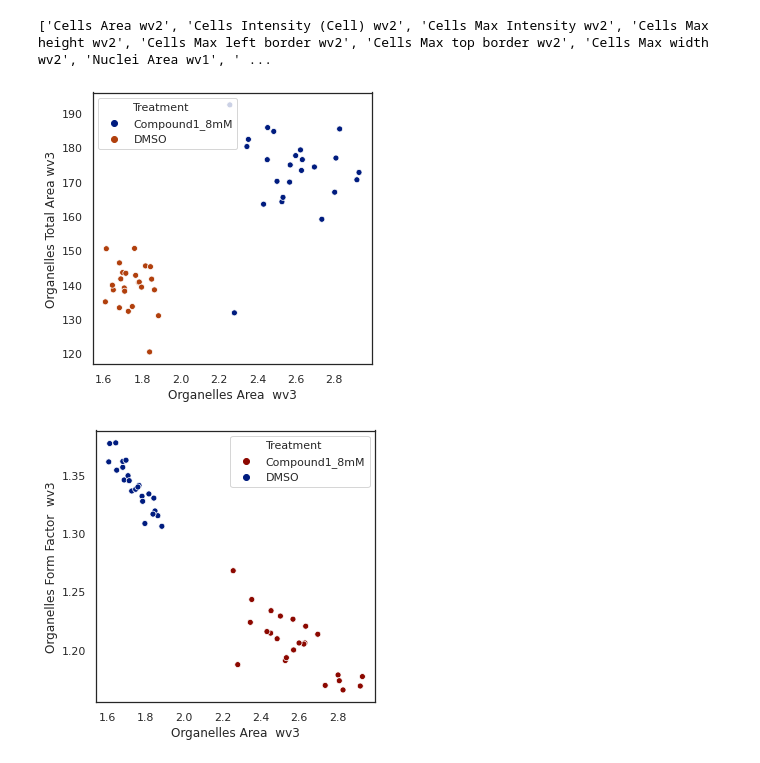
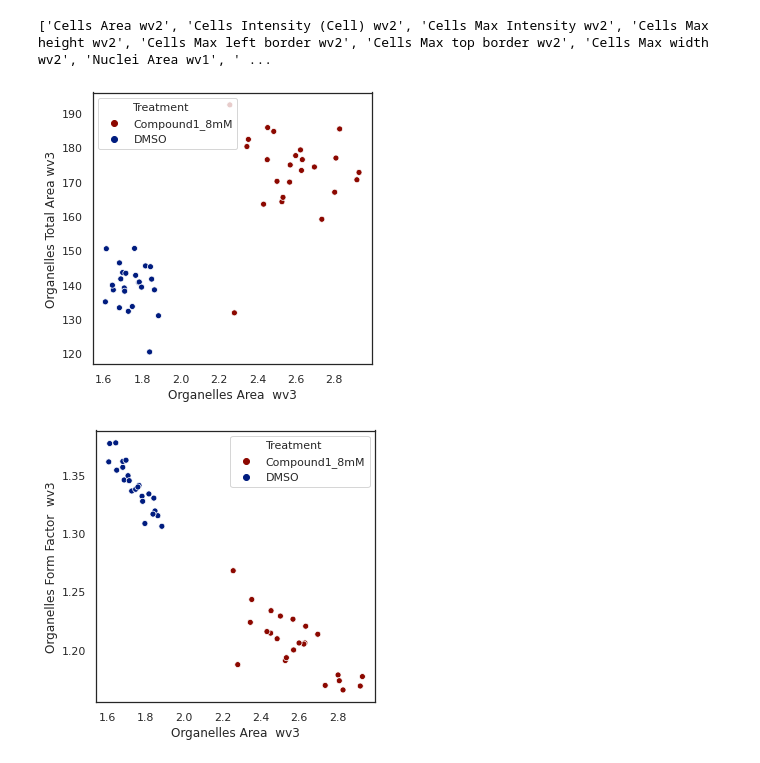
Before and after one commit to disc04/simplydrug, a Jupyter notebook: hts_notebooks/04b_imaging_assay_development.ipynb, the cells around one changed output. Saved outputs shown, nothing was run; the diff lists cells and outputs as text; code cells hidden in the pictures.

```diff
--- a/hts_notebooks/04b_imaging_assay_development.ipynb
+++ b/hts_notebooks/04b_imaging_assay_development.ipynb
@@ -428,13 +428,12 @@ print(list(selected_data))
 # %% [output]
 ['Cells Area wv2', 'Cells Intensity (Cell) wv2', 'Cells Max Intensity wv2', 'Cells Max height wv2', 'Cells Max left border wv2', 'Cells Max top border wv2', 'Cells Max width wv2', 'Nuclei Area wv1', ' ...
 # %%
-import matplotlib.pyplot as plt
 fig = plt.figure(figsize = (5,5))
-ax = sns.scatterplot(x = 'Organelles Area  wv3', y = 'Organelles Total Area wv3',  hue = 'Treatment', data = selected_data)#, palette = ['r', 'b'])
+ax = sns.scatterplot(x = 'Organelles Area  wv3', y = 'Organelles Total Area wv3',  hue = 'Treatment', data = selected_data, palette = ['r', 'b'])
 plt.savefig(path + '//scatter1.png', bbox_inches = 'tight', dpi = 600)
 plt.show()
 # %% [output]
-[figure, old version]
+[figure, new version]
 # %%
 fig = plt.figure(figsize = (5,5))
 ax = sns.scatterplot(x = 'Organelles Area  wv3', y = 'Organelles Form Factor  wv3', hue = 'Treatment',
```
Also changed, not shown: 14 other files.
